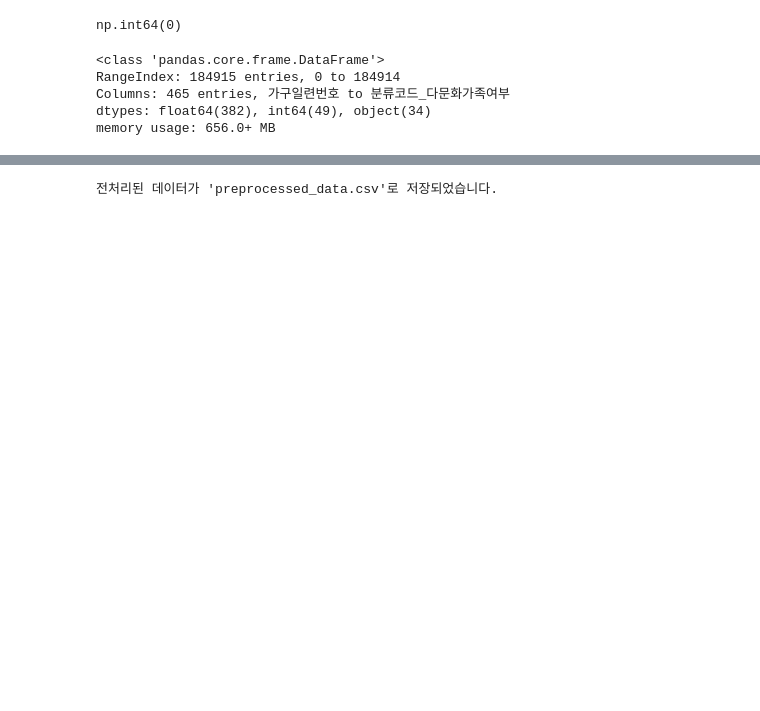
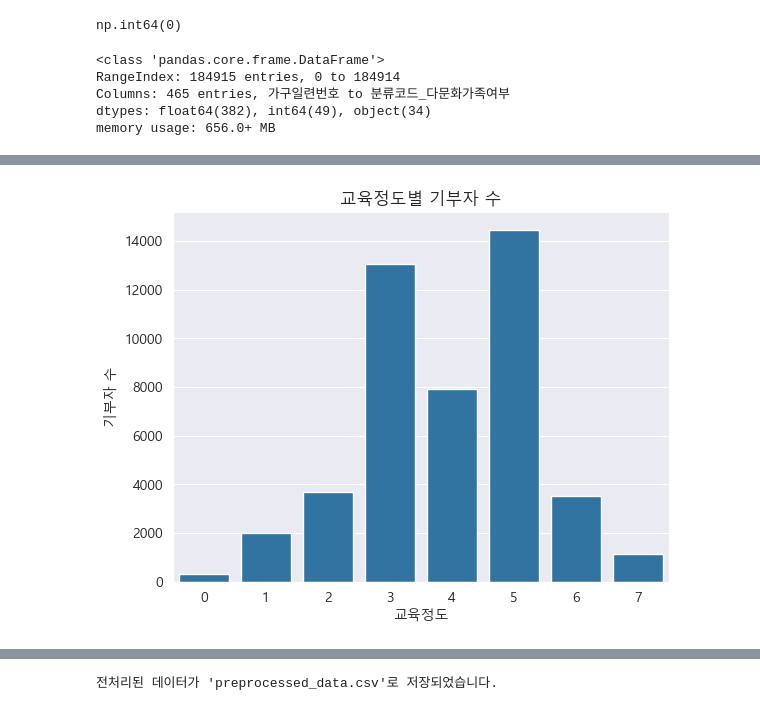
Before and after one commit to hisunhelloo/Donation-Dive, a Jupyter notebook: Donation_test_version_temp_2.ipynb, the cells around one changed output, grey strips where cells are left out. Cells and saved outputs as stored; diff of their text form; code cells hidden in the pictures; blank space fills up the shorter version.

```diff
--- a/Donation_test_version_temp_2.ipynb
+++ b/Donation_test_version_temp_2.ipynb
@@ -844,0 +878,9 @@ array([1, 0])
+# %%
+donation_counts = df[df['기부여부'] == 1]['교육정도'].value_counts()
+sns.barplot(x=donation_counts.index, y=donation_counts.values)
+plt.title("교육정도별 기부자 수")
+plt.ylabel("기부자 수")
+plt.xlabel("교육정도")
+plt.show()
+# %% [output]
+[figure, added]
```
Also changed, not shown: parts of 64 cells of this notebook, 13 other files.
